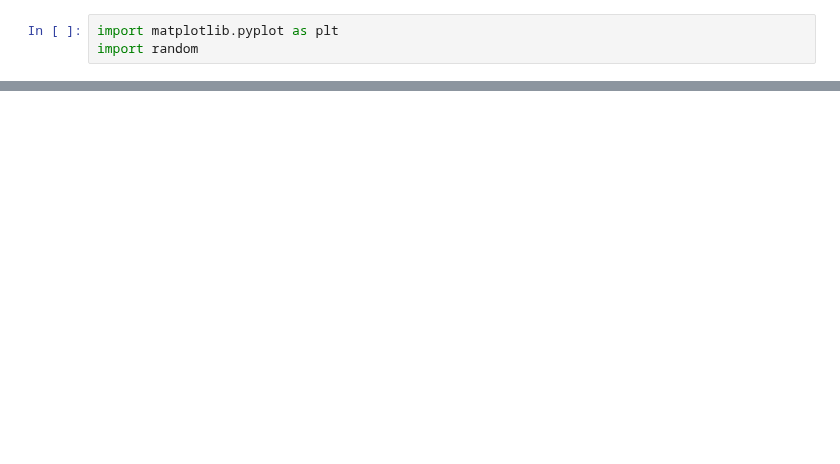
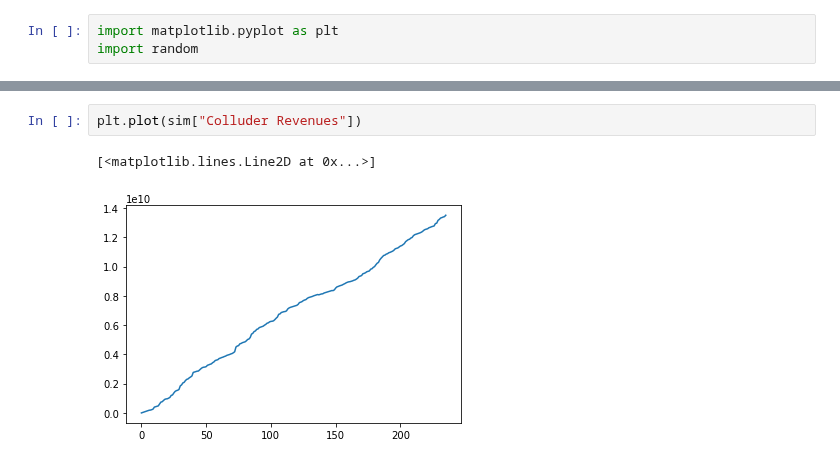
Before and after one commit to teohyikhaw/camcos, a Jupyter notebook: simulations/Collusion Simulation.ipynb, the cells around one changed output, grey strips where cells are left out. Saved outputs shown, nothing was run; the diff lists cells and outputs as text; blank space fills up the shorter version.

```diff
--- a/simulations/Collusion Simulation.ipynb
+++ b/simulations/Collusion Simulation.ipynb
@@ -79,0 +81,5 @@ plt.plot(basefee_data)
+# %%
+plt.plot(sim["Colluder Revenues"])
+# %% [output]
+[<matplotlib.lines.Line2D at 0x...>]
+[figure, added]
```
Also changed, not shown: parts of 11 cells of this notebook, 1 other file.
